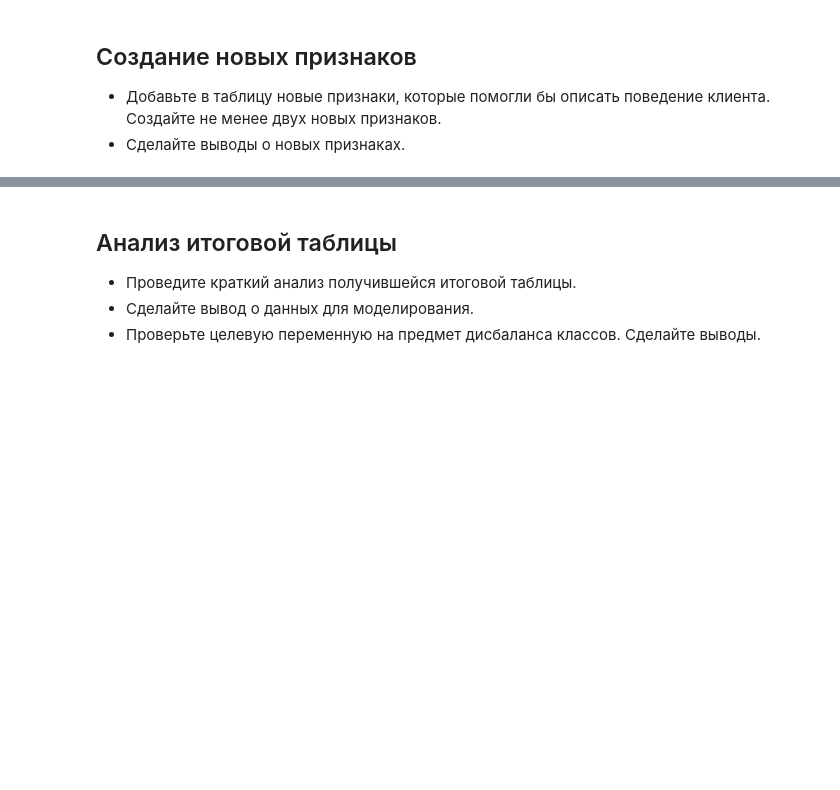
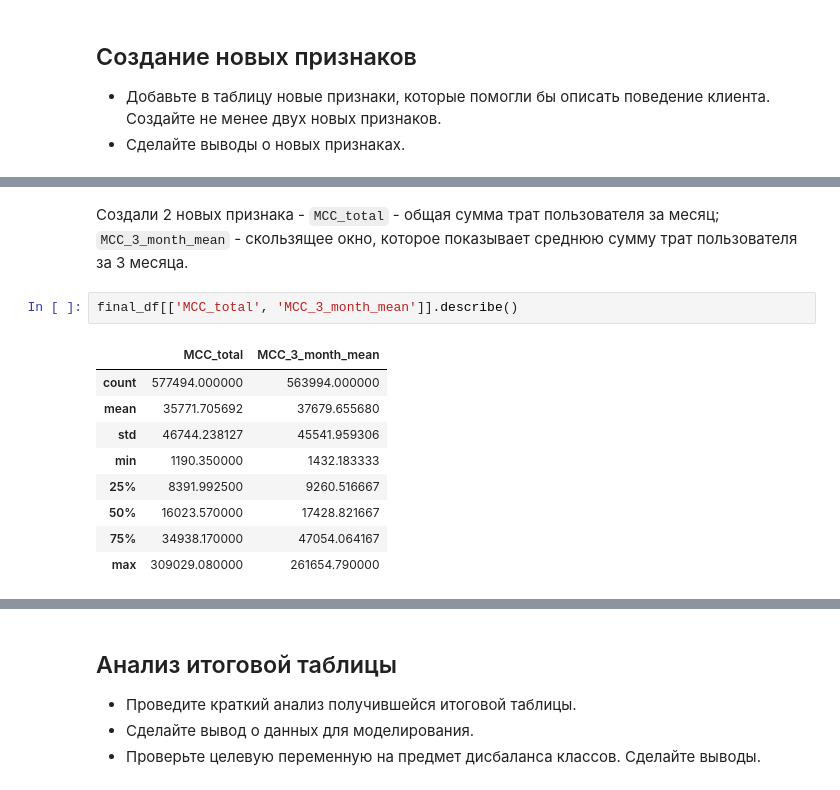
Before and after one commit to BeHappyBee/ds-learning-project, a Jupyter notebook: 6e251653-886a-4cda-af2d-6475fa820d7a.ipynb, the cells around one changed output, grey strips where cells are left out. Cells and saved outputs as stored; diff of their text form; blank space fills up the shorter version.

```diff
--- a/6e251653-886a-4cda-af2d-6475fa820d7a.ipynb
+++ b/6e251653-886a-4cda-af2d-6475fa820d7a.ipynb
@@ -393,0 +478,14 @@ AttributeError: module 'pandas' has no attribute 'DateTime'
+# %% [markdown]
+Создали 2 новых признака - `MCC_total` - общая сумма трат пользователя за месяц; `MCC_3_month_mean` - скользящее окно, которое показывает среднюю сумму трат пользователя за 3 месяца.
+# %%
+final_df[['MCC_total', 'MCC_3_month_mean']].describe()
+# %% [output]
+|  | MCC_total | MCC_3_month_mean |
+| count | 577494.000000 | 563994.000000 |
+| mean | 35771.705692 | 37679.655680 |
+| std | 46744.238127 | 45541.959306 |
+| min | 1190.350000 | 1432.183333 |
+| 25% | 8391.992500 | 9260.516667 |
+| 50% | 16023.570000 | 17428.821667 |
+| 75% | 34938.170000 | 47054.064167 |
+| max | 309029.080000 | 261654.790000 |
```
Also changed, not shown: parts of 12 cells of this notebook.
